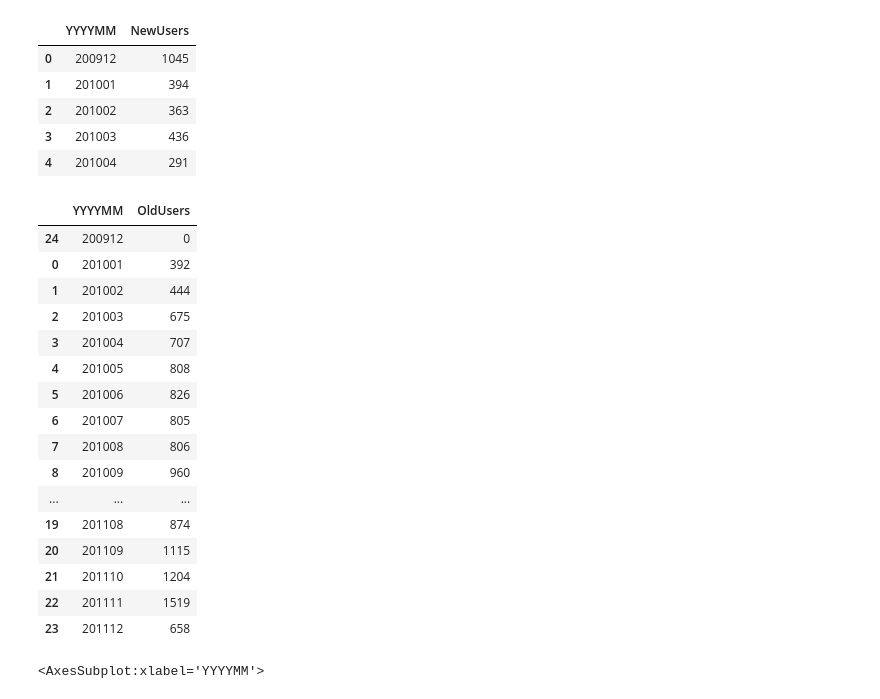
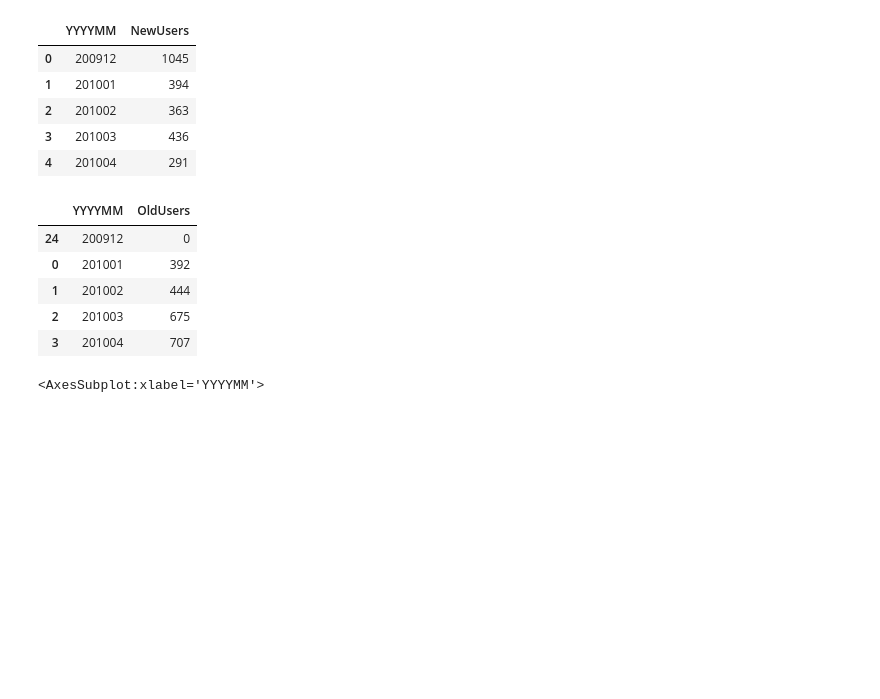
Before and after one commit to jarviscanada/jarvis_data_eng_JoshWessel, a Jupyter notebook: python_data_analytics/retail_data_analytics_wrangling.ipynb, the cells around one changed output. Saved outputs shown, nothing was run; the diff lists cells and outputs as text; code cells hidden in the pictures; blank space fills up the shorter version.

```diff
--- a/python_data_analytics/retail_data_analytics_wrangling.ipynb
+++ b/python_data_analytics/retail_data_analytics_wrangling.ipynb
@@ -650,29 +539,18 @@ new_users.head()
 # %%
 old_users = new_old_users.loc[new_old_users['FirstPurchase'] < new_old_users['YYYYMM']]
 old_users = old_users.groupby(['YYYYMM'])['CustomerID'].nunique()
 old_users = old_users.reset_index()
 old_users.rename(columns={'CustomerID': 'OldUsers'},inplace=True)
 empty = {'YYYYMM': 200912,'OldUsers': 0}
 old_users = old_users.append(empty,ignore_index=True).sort_values(by=['YYYYMM'],ascending=True)
-old_users
+old_users.head()
 # %% [output]
 |  | YYYYMM | OldUsers |
 | 24 | 200912 | 0 |
 | 0 | 201001 | 392 |
 | 1 | 201002 | 444 |
 | 2 | 201003 | 675 |
 | 3 | 201004 | 707 |
-| 4 | 201005 | 808 |
-| 5 | 201006 | 826 |
-| 6 | 201007 | 805 |
-| 7 | 201008 | 806 |
-| 8 | 201009 | 960 |
-| ... | ... | ... |
-| 19 | 201108 | 874 |
-| 20 | 201109 | 1115 |
-| 21 | 201110 | 1204 |
-| 22 | 201111 | 1519 |
-| 23 | 201112 | 658 |
 # %%
 combined_users = pd.merge(new_users,old_users,on='YYYYMM')
 combined_users.plot(x='YYYYMM',y=['NewUsers','OldUsers'],kind='bar',figsize=(15,10))
```
Also changed, not shown: parts of 26 cells of this notebook, 2 other files.
